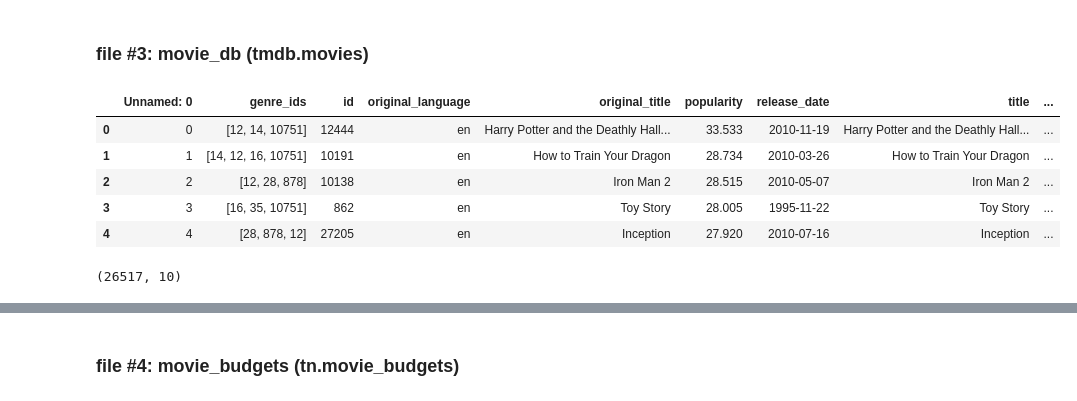
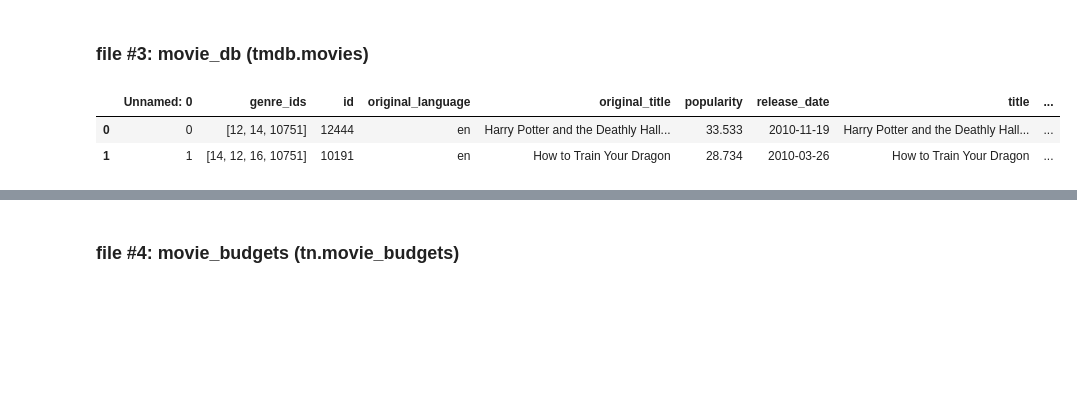
Before and after one commit to sidneykung/Movie-Data-Analysis, a Jupyter notebook: data_cleaning.ipynb, the cells around one changed output, grey strips where cells are left out. Saved outputs shown, nothing was run; the diff lists cells and outputs as text; code cells hidden in the pictures; blank space fills up the shorter version.

```diff
--- a/data_cleaning.ipynb
+++ b/data_cleaning.ipynb
@@ -92,16 +47,9 @@ memory usage: 1.7+ MB
 # %% [markdown]
 ### file #3: movie_db (tmdb.movies)
 # %%
-# viewing first 5 rows of tmdb.movies
-movie_db.head()
+# viewing first 2 rows of tmdb.movies
+movie_db.head(2)
 # %% [output]
 |  | Unnamed: 0 | genre_ids | id | original_language | original_title | popularity | release_date | title | ... |
 | 0 | 0 | [12, 14, 10751] | 12444 | en | Harry Potter and the Deathly Hall... | 33.533 | 2010-11-19 | Harry Potter and the Deathly Hall... | ... |
 | 1 | 1 | [14, 12, 16, 10751] | 10191 | en | How to Train Your Dragon | 28.734 | 2010-03-26 | How to Train Your Dragon | ... |
-| 2 | 2 | [12, 28, 878] | 10138 | en | Iron Man 2 | 28.515 | 2010-05-07 | Iron Man 2 | ... |
-| 3 | 3 | [16, 35, 10751] | 862 | en | Toy Story | 28.005 | 1995-11-22 | Toy Story | ... |
-| 4 | 4 | [28, 878, 12] | 27205 | en | Inception | 27.920 | 2010-07-16 | Inception | ... |
-# %%
-movie_db.shape
-# %% [output]
-(26517, 10)
```
Also changed, not shown: parts of 25 cells of this notebook, 6 other files.
